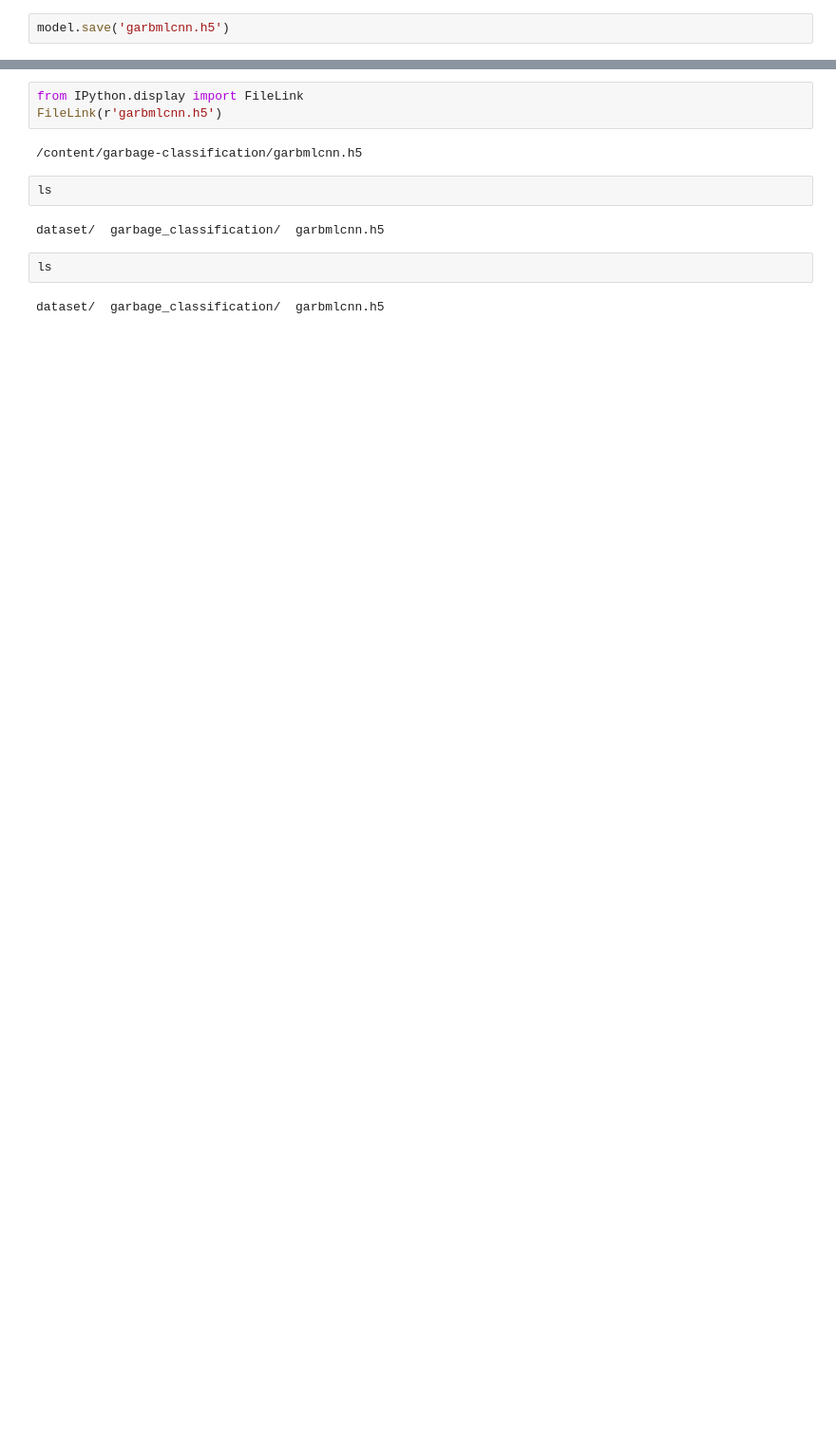
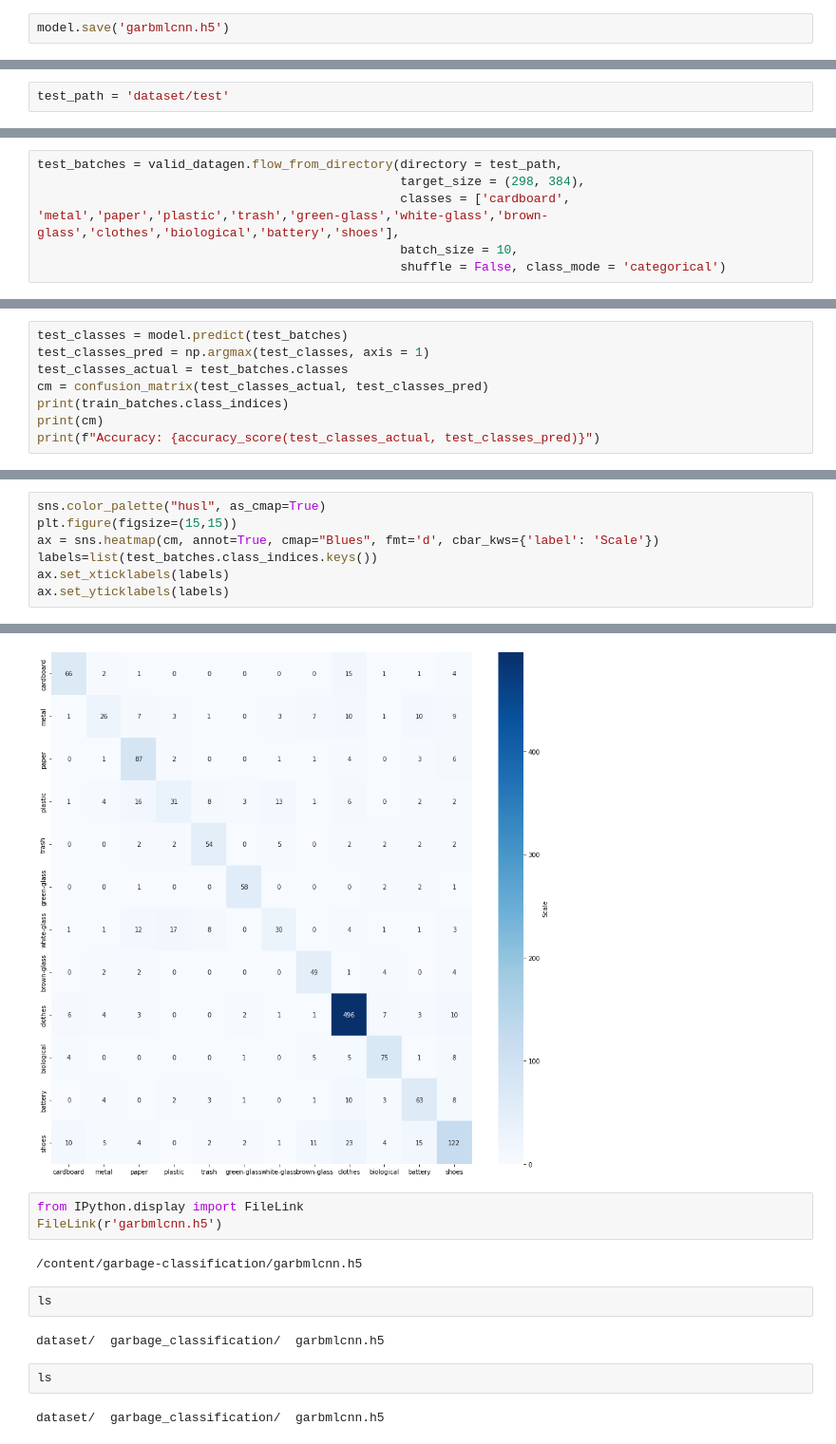
Before and after one commit to usianej/garbage-classification-cnn-machine-learing, a Jupyter notebook: GarbageClassification.ipynb, the cells around one changed output, grey strips where cells are left out. Shown at 95% size. Saved outputs shown, nothing was run; the diff lists cells and outputs as text; blank space fills up the shorter version.

```diff
--- a/GarbageClassification.ipynb
+++ b/GarbageClassification.ipynb
@@ -550,0 +564,2 @@ model.save('garbmlcnn.h5')
+# %%
+test_path = 'dataset/test'
@@ -550,0 +568,6 @@ model.save('garbmlcnn.h5')
+# %%
+test_batches = valid_datagen.flow_from_directory(directory = test_path,
+                                                 target_size = (298, 384),
+                                                 classes = ['cardboard', 'metal','paper','plastic','trash','green-glass','white-glass','brown-glass','clothes','biological','battery','shoes'],
+                                                 batch_size = 10,
+                                                 shuffle = False, class_mode = 'categorical')
@@ -550,0 +576,8 @@ model.save('garbmlcnn.h5')
+# %%
+test_classes = model.predict(test_batches)
+test_classes_pred = np.argmax(test_classes, axis = 1)
+test_classes_actual = test_batches.classes
+cm = confusion_matrix(test_classes_actual, test_classes_pred)
+print(train_batches.class_indices)
+print(cm)
+print(f"Accuracy: {accuracy_score(test_classes_actual, test_classes_pred)}")
@@ -550,0 +600,8 @@ model.save('garbmlcnn.h5')
+# %%
+sns.color_palette("husl", as_cmap=True)
+plt.figure(figsize=(15,15))
+ax = sns.heatmap(cm, annot=True, cmap="Blues", fmt='d', cbar_kws={'label': 'Scale'})
+labels=list(test_batches.class_indices.keys())
+ax.set_xticklabels(labels)
+ax.set_yticklabels(labels)
+# %% [output]
@@ -551,3 +620,4 @@ model.save('garbmlcnn.h5')
+[figure, added]
 # %%
 from IPython.display import FileLink
 FileLink(r'garbmlcnn.h5')
```
Also changed, not shown: parts of 26 cells of this notebook.
